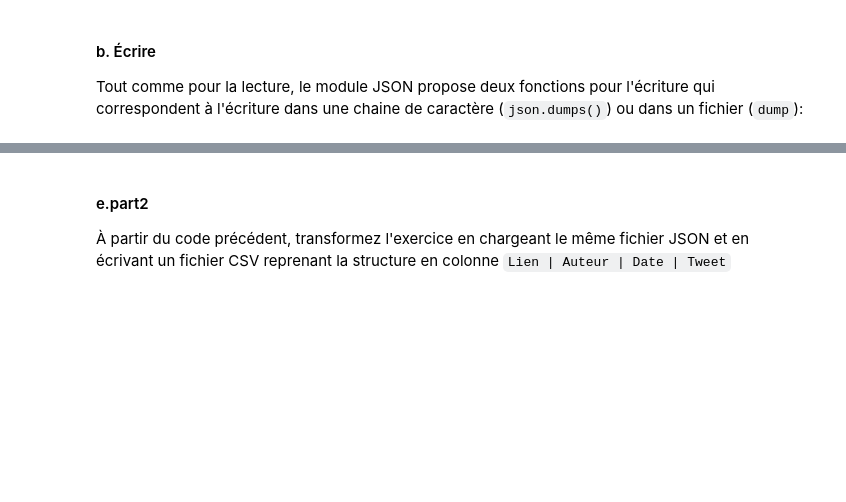
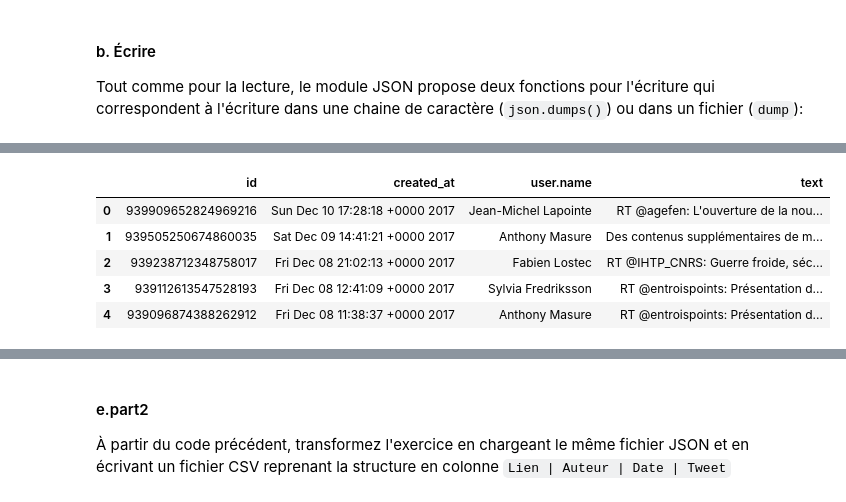
Before and after one commit to laienwu/cad_naterre, a Jupyter notebook: proj2_LesFormats de donnees.ipynb, the cells around one changed output, grey strips where cells are left out. Cells and saved outputs as stored; diff of their text form; code cells hidden in the pictures; blank space fills up the shorter version.

```diff
--- a/proj2_LesFormats de donnees.ipynb
+++ b/proj2_LesFormats de donnees.ipynb
@@ -199,0 +221,10 @@ tweets
+# %%
+df_choix=df[['id','created_at','user.name','text']]
+df_choix.head()
+# %% [output]
+|  | id | created_at | user.name | text |
+| 0 | 939909652824969216 | Sun Dec 10 17:28:18 +0000 2017 | Jean-Michel Lapointe | RT @agefen: L'ouverture de la nou... |
+| 1 | 939505250674860035 | Sat Dec 09 14:41:21 +0000 2017 | Anthony Masure | Des contenus supplémentaires de m... |
+| 2 | 939238712348758017 | Fri Dec 08 21:02:13 +0000 2017 | Fabien Lostec | RT @IHTP_CNRS: Guerre froide, séc... |
+| 3 | 939112613547528193 | Fri Dec 08 12:41:09 +0000 2017 | Sylvia Fredriksson | RT @entroispoints: Présentation d... |
+| 4 | 939096874388262912 | Fri Dec 08 11:38:37 +0000 2017 | Anthony Masure | RT @entroispoints: Présentation d... |
```
Also changed, not shown: parts of 23 cells of this notebook, 1 other file.
